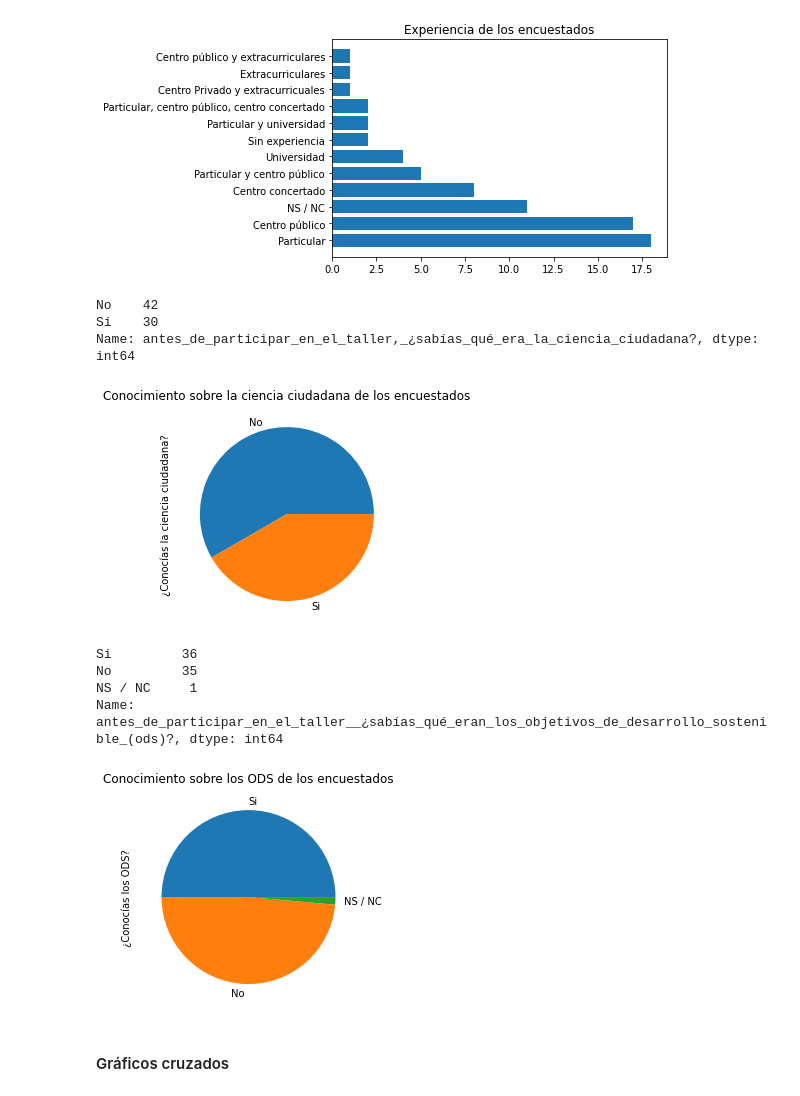
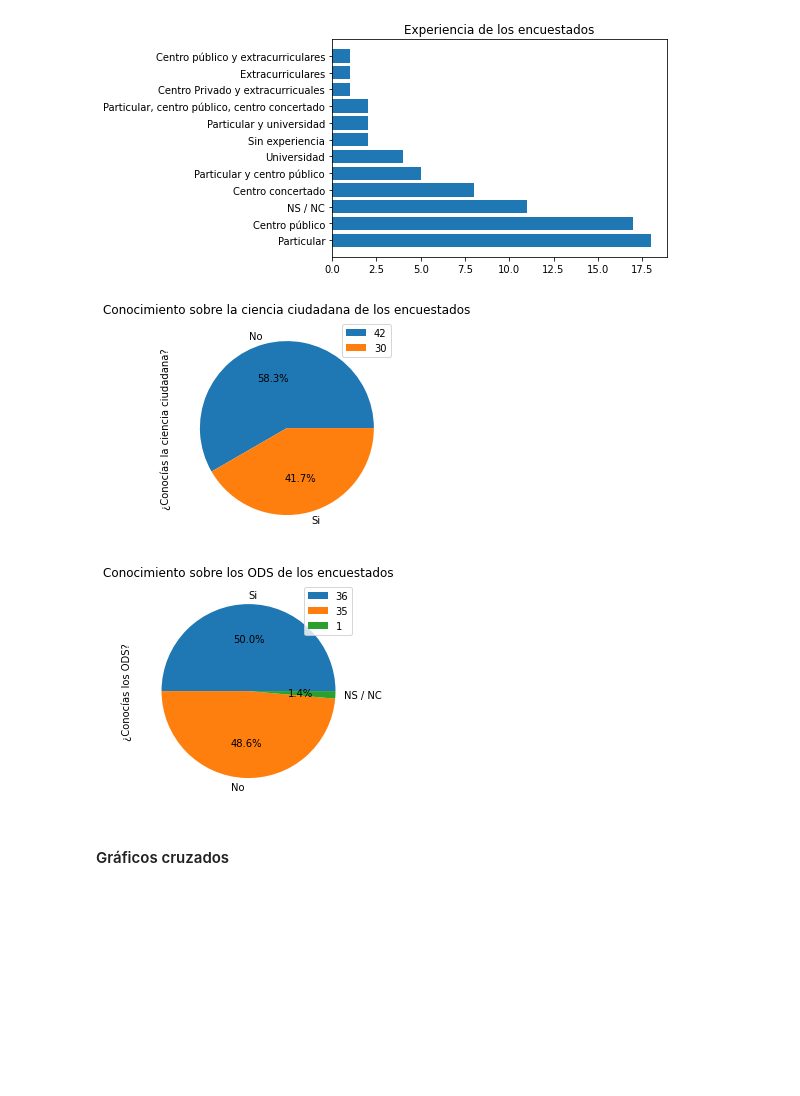
Before and after one commit to inusmar/TFG_2022, a Jupyter notebook: Análisis cuestionarios.ipynb, the cells around one changed output. Saved outputs shown, nothing was run; the diff lists cells and outputs as text; code cells hidden in the pictures; blank space fills up the shorter version.

```diff
--- a/Análisis cuestionarios.ipynb
+++ b/Análisis cuestionarios.ipynb
@@ -309,26 +279,21 @@ plt.show()
 # %% [output]
 [figure]
 # %%
-print(df_encuestados['antes_de_participar_en_el_taller,_¿sabías_qué_era_la_ciencia_ciudadana?'].value_counts())
-df_encuestados['antes_de_participar_en_el_taller,_¿sabías_qué_era_la_ciencia_ciudadana?'].value_counts().plot(kind='pie', ylabel='¿Conocías la ciencia ciudadana?')
+value = df_encuestados['antes_de_participar_en_el_taller,_¿sabías_qué_era_la_ciencia_ciudadana?'].value_counts()
+value.plot(kind='pie', ylabel='¿Conocías la ciencia ciudadana?',autopct='%1.1f%%' )
+plt.legend(value)
 plt.title('Conocimiento sobre la ciencia ciudadana de los encuestados')
 plt.show()
 # %% [output]
-No    42
-Si    30
-Name: antes_de_participar_en_el_taller,_¿sabías_qué_era_la_ciencia_ciudadana?, dtype: int64
-[figure, old version]
+[figure, new version]
 # %%
-print(df_encuestados['antes_de_participar_en_el_taller__¿sabías_qué_eran_los_objetivos_de_desarrollo_sostenible_(ods)?'].value_counts())
-df_encuestados['antes_de_participar_en_el_taller__¿sabías_qué_eran_los_objetivos_de_desarrollo_sostenible_(ods)?'].value_counts().plot(kind='pie', ylabel='¿Conocías los ODS?')
+value = df_encuestados['antes_de_participar_en_el_taller__¿sabías_qué_eran_los_objetivos_de_desarrollo_sostenible_(ods)?'].value_counts()
+value.plot(kind='pie', ylabel='¿Conocías los ODS?', autopct='%1.1f%%')
+plt.legend(value)
 plt.title('Conocimiento sobre los ODS de los encuestados')
 plt.show()
 # %% [output]
-Si         36
-No         35
-NS / NC     1
-Name: antes_de_participar_en_el_taller__¿sabías_qué_eran_los_objetivos_de_desarrollo_sostenible_(ods)?, dtype: int64
-[figure, old version]
+[figure, new version]
 # %% [markdown]
 #### Gráficos cruzados
 # %% [markdown]
```
Also changed, not shown: parts of 12 cells of this notebook.
